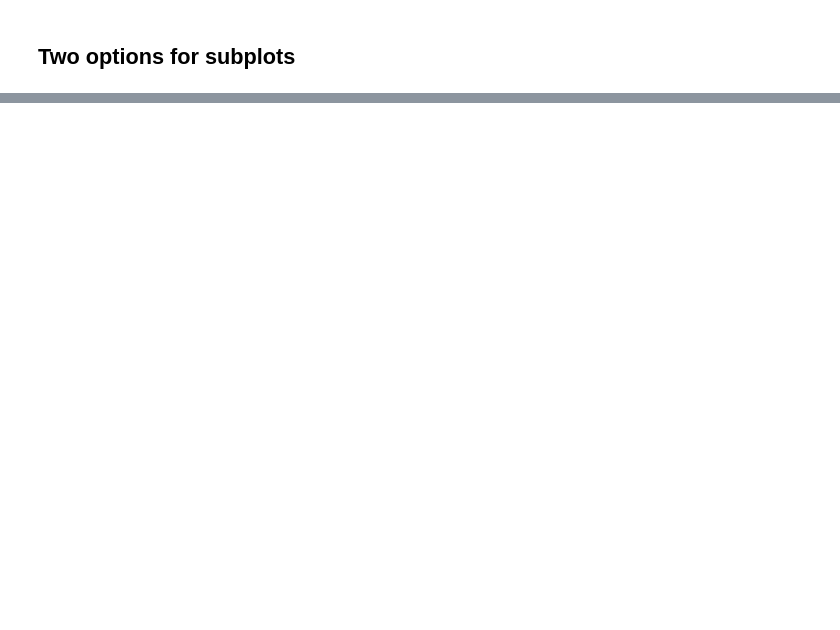
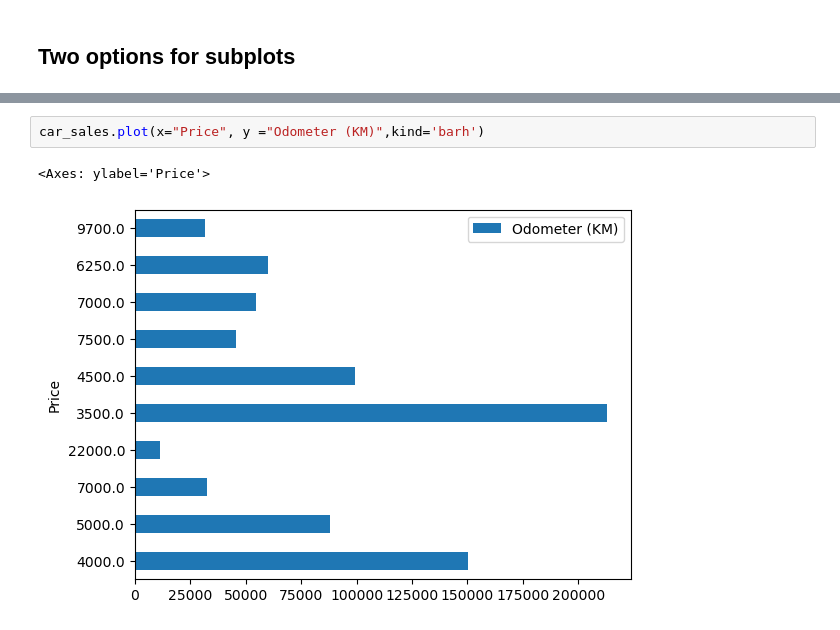
Before and after one commit to SmayanKulkarni/AI-and-ML-Course, a Jupyter notebook: sample_project/introduction-to-matplotlib.ipynb, the cells around one changed output, grey strips where cells are left out. Cells and saved outputs as stored; diff of their text form; blank space fills up the shorter version.

```diff
--- a/sample_project/introduction-to-matplotlib.ipynb
+++ b/sample_project/introduction-to-matplotlib.ipynb
@@ -149,0 +232,5 @@ ax[1,1].barh(list(x+23*9),list( x+205))
+# %%
+car_sales.plot(x="Price", y ="Odometer (KM)",kind='barh')
+# %% [output]
+<Axes: ylabel='Price'>
+[figure, added]
```
Also changed, not shown: parts of 38 cells of this notebook.
